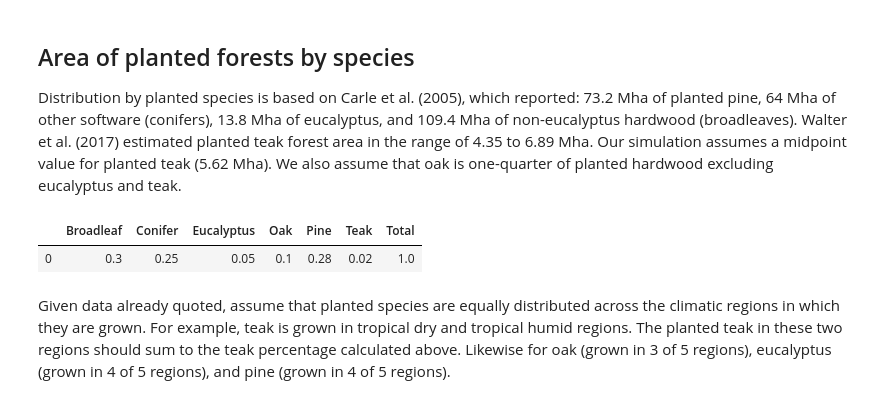
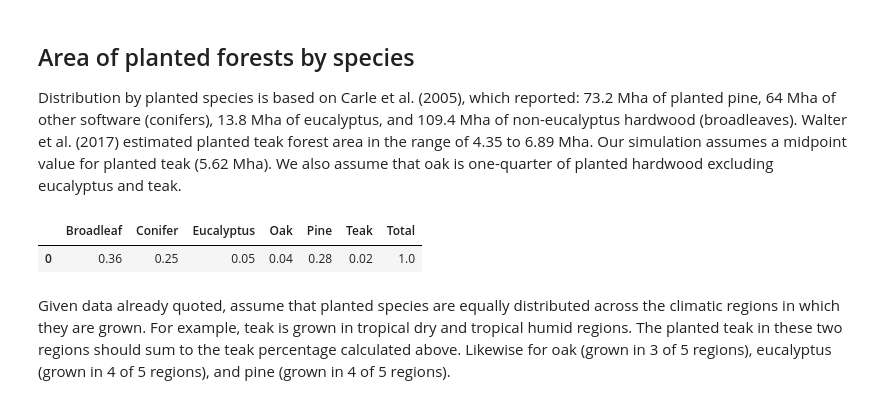
Before and after one commit to williamchan/forestry-simulation-for-ar-plus, a Jupyter notebook: forestry-simulation_20211101.ipynb, the cells around one changed output. Saved outputs shown, nothing was run; the diff lists cells and outputs as text; code cells hidden in the pictures.

```diff
--- a/forestry-simulation_20211101.ipynb
+++ b/forestry-simulation_20211101.ipynb
@@ -126,34 +160,43 @@ df
 
 Distribution by planted species is based on Carle et al. (2005), which reported: 73.2 Mha of planted pine, 64 Mha of other software (conifers), 13.8 Mha of eucalyptus, and 109.4 Mha of non-eucalyptus hardwood (broadleaves). Walter et al. (2017) estimated planted teak forest area in the range of 4.35 to 6.89 Mha. Our simulation assumes a midpoint value for planted teak (5.62 Mha). We also assume that oak is one-quarter of planted hardwood excluding eucalyptus and teak.
 # %%
-planted_oak_mha       = planted_hardwood_exc_teak_eucalyptus_mha * 0.25
-planted_broadleaf_mha = planted_hardwood_exc_teak_eucalyptus_mha * 0.75
+# William - Assume oak is 1/4 of hardwood ex teak and eucalyptus
+# planted_oak_mha       = planted_hardwood_exc_teak_eucalyptus_mha * 0.25
+# planted_broadleaf_mha = planted_hardwood_exc_teak_eucalyptus_mha * 0.75
+
+# Luke - Assume oak is 1/10 of of hardwood ex teak and eucalyptus
+planted_oak_mha       = planted_hardwood_exc_teak_eucalyptus_mha * 0.1
+planted_broadleaf_mha = planted_hardwood_exc_teak_eucalyptus_mha * 0.9
+
+# Corey - Assume oak is 1/100 of of hardwood ex teak and eucalyptus
+# planted_oak_mha       = planted_hardwood_exc_teak_eucalyptus_mha * 0.01
+# planted_broadleaf_mha = planted_hardwood_exc_teak_eucalyptus_mha * 0.99
 
 planted_broadleaf_perc  = planted_broadleaf_mha  / planted_total_mha
 planted_conifer_perc    = planted_conifer_mha    / planted_total_mha
 planted_eucalyptus_perc = planted_eucalyptus_mha / planted_total_mha
 planted_oak_perc        = planted_oak_mha        / planted_total_mha
 planted_pine_perc       = planted_pine_mha       / planted_total_mha
 planted_teak_perc       = planted_teak_mha       / planted_total_mha
 
 broadleaf_to_other_perc = planted_broadleaf_perc / (planted_broadleaf_perc+planted_conifer_perc)
 conifer_to_other_perc   = planted_conifer_perc   / (planted_broadleaf_perc+planted_conifer_perc)
 
 show_data = [[planted_broadleaf_perc,
               planted_conifer_perc,
               planted_eucalyptus_perc,
               planted_oak_perc,
               planted_pine_perc,
               planted_teak_perc,
               planted_broadleaf_perc + planted_conifer_perc + planted_eucalyptus_perc + planted_oak_perc + planted_pine_perc + planted_teak_perc
              ]
 ]
 pd.DataFrame(show_data, columns=['Broadleaf', 'Conifer', 'Eucalyptus', 'Oak', 'Pine', 'Teak', 'Total']).round(2)
 
 # Planted forests by species. Sanity-check that percentages sum to 1.0.
 # %% [output]
 |  | Broadleaf | Conifer | Eucalyptus | Oak | Pine | Teak | Total |
-| 0 | 0.3 | 0.25 | 0.05 | 0.1 | 0.28 | 0.02 | 1.0 |
+| 0 | 0.36 | 0.25 | 0.05 | 0.04 | 0.28 | 0.02 | 1.0 |
 # %% [markdown]
 Given data already quoted, assume that planted species are equally distributed across the climatic regions in which they are grown. For example, teak is grown in tropical dry and tropical humid regions. The planted teak in these two regions should sum to the teak percentage calculated above. Likewise for oak (grown in 3 of 5 regions), eucalyptus (grown in 4 of 5 regions), and pine (grown in 4 of 5 regions).
 # %%
```
Also changed, not shown: parts of 10 cells of this notebook.
